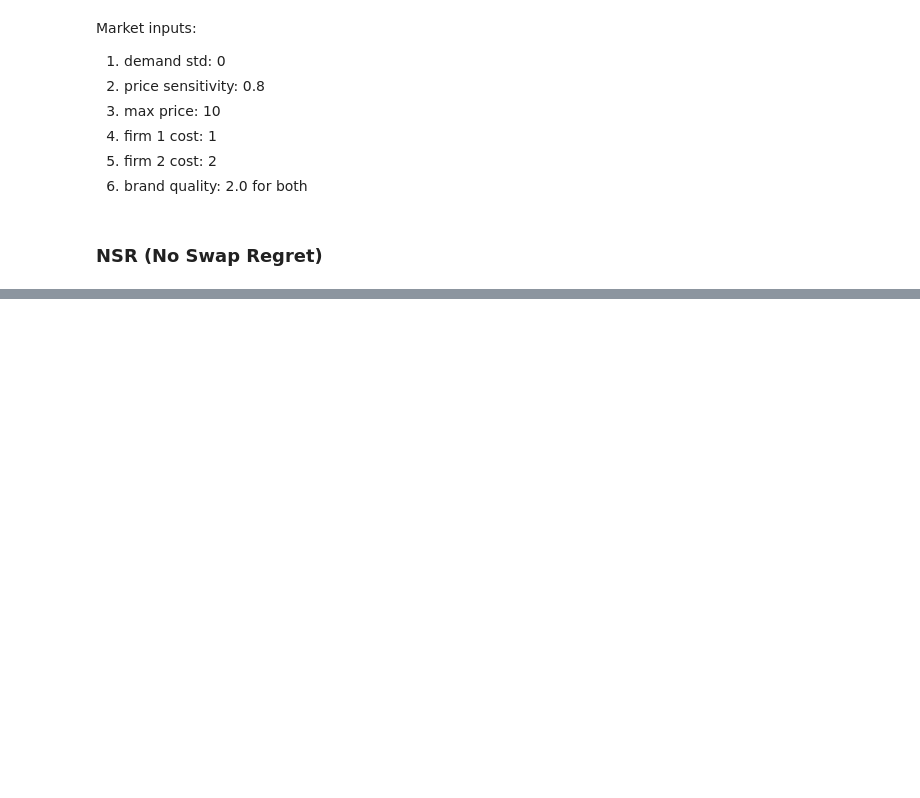
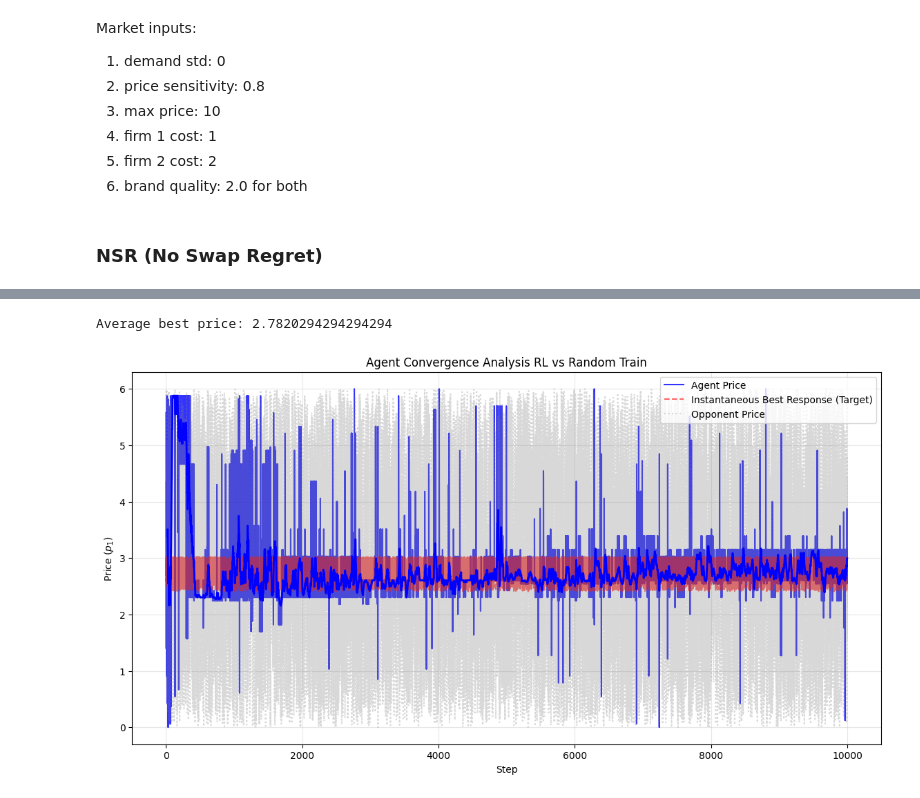
Before and after one commit to alan-w25/cis-6200-final, a Jupyter notebook: market_audit/notebooks/baseline_tests.ipynb, the cells around one changed output, grey strips where cells are left out. Cells and saved outputs as stored; diff of their text form; code cells hidden in the pictures; blank space fills up the shorter version.

```diff
--- a/market_audit/notebooks/baseline_tests.ipynb
+++ b/market_audit/notebooks/baseline_tests.ipynb
@@ -144,0 +188,5 @@ Constant Pricing Agent
+# %%
+plot_generalized_convergence(rl_random_history_tr, env_config, title_suffix="RL vs Random Train")
+# %% [output]
+Average best price: 2.7820294294294294
+[figure, added]
```
Also changed, not shown: parts of 16 cells of this notebook, 6 other files.
